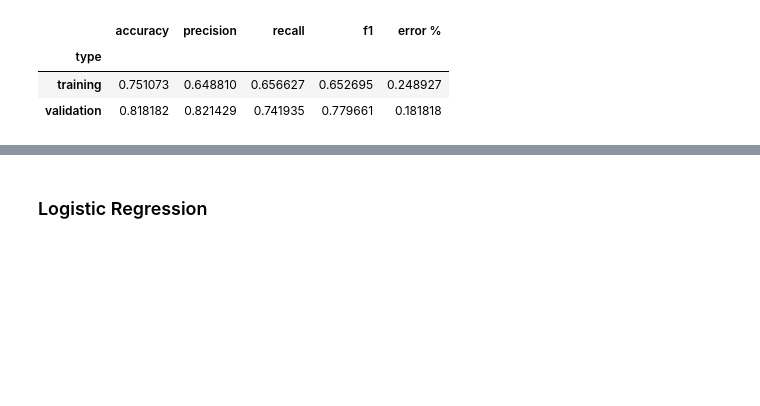
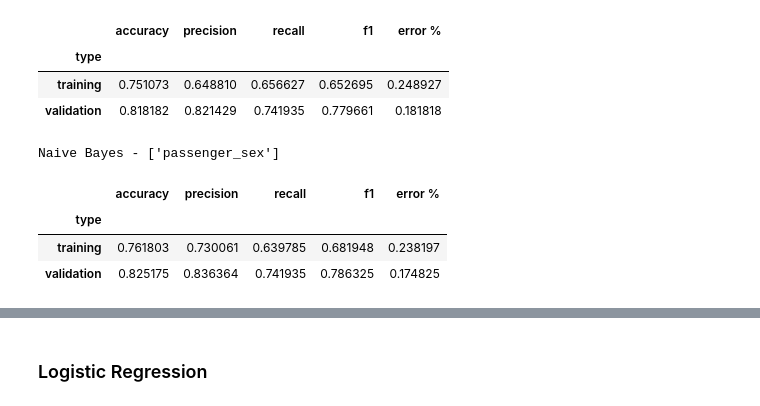
Before and after one commit to gallowstree/machine-learning-labs-2020, a Jupyter notebook: titanic-project/titanic-project.ipynb, the cells around one changed output, grey strips where cells are left out. Drawn from its saved outputs; the diff is of its cells as text; code cells hidden in the pictures; blank space fills up the shorter version.

```diff
--- a/titanic-project/titanic-project.ipynb
+++ b/titanic-project/titanic-project.ipynb
@@ -454,10 +453,10 @@ def train_and_score_nv(feature_names = ['Embarked', 'passenger_sex', 'Age']):
     nv_train_y = y_train1.to_numpy()
 
     nv_model = train_naive_bayes(nv_train_x, nv_train_y)
-    training_metrix = score_model(nv_model, nv_train_x, nv_train_y, 'training')
+    training_metrix = score_model(nv_model, nv_train_x, nv_train_y, 'training')[0]
 
     nv_validation_x = validation_set[feature_names]
-    validation_metrix = score_model(nv_model, nv_validation_x, validation_y, 'validation')
+    validation_metrix = score_model(nv_model, nv_validation_x, validation_y, 'validation')[0]
 
     print('Naive Bayes', '-', feature_names)
     return pd.concat([training_metrix, validation_metrix]), nv_model
@@ -469,3 +468,11 @@ Naive Bayes - ['Embarked', 'passenger_sex', 'Age']
 | type |  |  |  |  |  |
 | training | 0.751073 | 0.648810 | 0.656627 | 0.652695 | 0.248927 |
 | validation | 0.818182 | 0.821429 | 0.741935 | 0.779661 | 0.181818 |
+# %%
+train_and_score_nv(['passenger_sex'])[0]
+# %% [output]
+Naive Bayes - ['passenger_sex']
+|  | accuracy | precision | recall | f1 | error % |
+| type |  |  |  |  |  |
+| training | 0.761803 | 0.730061 | 0.639785 | 0.681948 | 0.238197 |
+| validation | 0.825175 | 0.836364 | 0.741935 | 0.786325 | 0.174825 |
```
Also changed, not shown: parts of 18 cells of this notebook.
